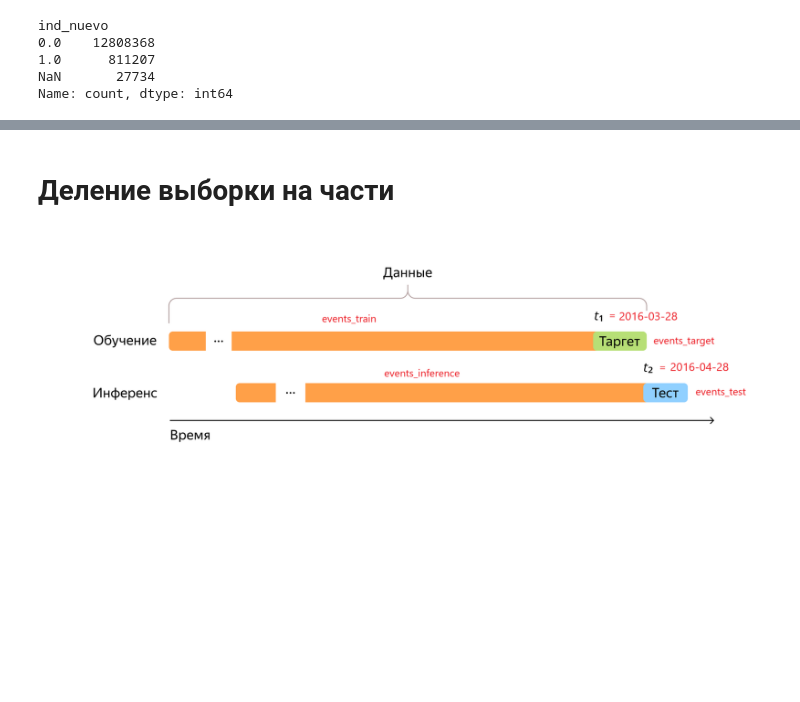
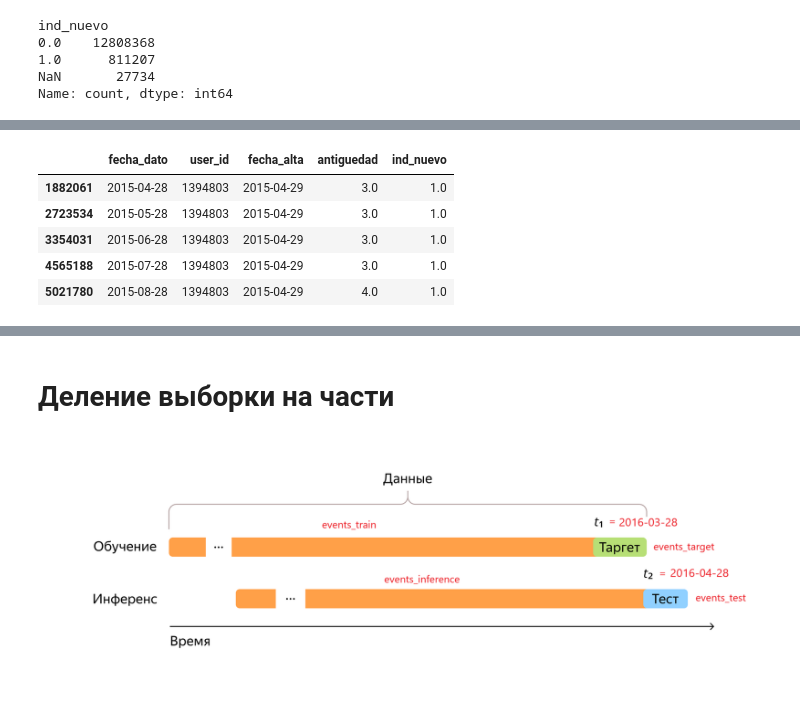
Before and after one commit to alien150684/banking_products_recom, a Jupyter notebook: recommendations.ipynb, the cells around one changed output, grey strips where cells are left out. Drawn from its saved outputs; the diff is of its cells as text; code cells hidden in the pictures; blank space fills up the shorter version.

```diff
--- a/recommendations.ipynb
+++ b/recommendations.ipynb
@@ -702,0 +764,10 @@ display(prepared_df[(prepared_df['antiguedad'] <= 6) &
+# %%
+display(prepared_df[prepared_df['user_id']==1394803]
+        [['fecha_dato', 'user_id', 'fecha_alta', 'antiguedad', 'ind_nuevo']].head())
+# %% [output]
+|  | fecha_dato | user_id | fecha_alta | antiguedad | ind_nuevo |
+| 1882061 | 2015-04-28 | 1394803 | 2015-04-29 | 3.0 | 1.0 |
+| 2723534 | 2015-05-28 | 1394803 | 2015-04-29 | 3.0 | 1.0 |
+| 3354031 | 2015-06-28 | 1394803 | 2015-04-29 | 3.0 | 1.0 |
+| 4565188 | 2015-07-28 | 1394803 | 2015-04-29 | 3.0 | 1.0 |
+| 5021780 | 2015-08-28 | 1394803 | 2015-04-29 | 4.0 | 1.0 |
```
Also changed, not shown: parts of 17 cells of this notebook.
